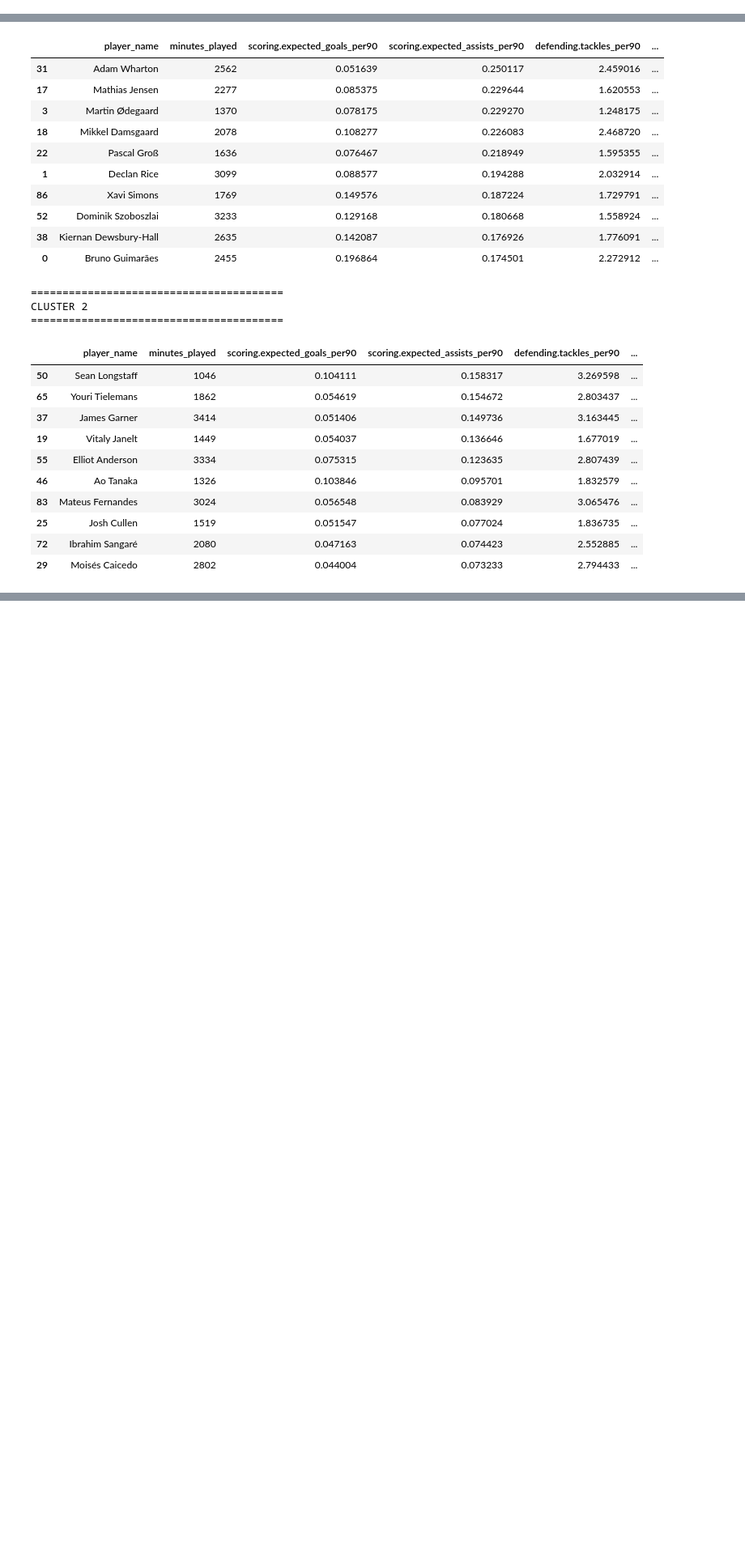
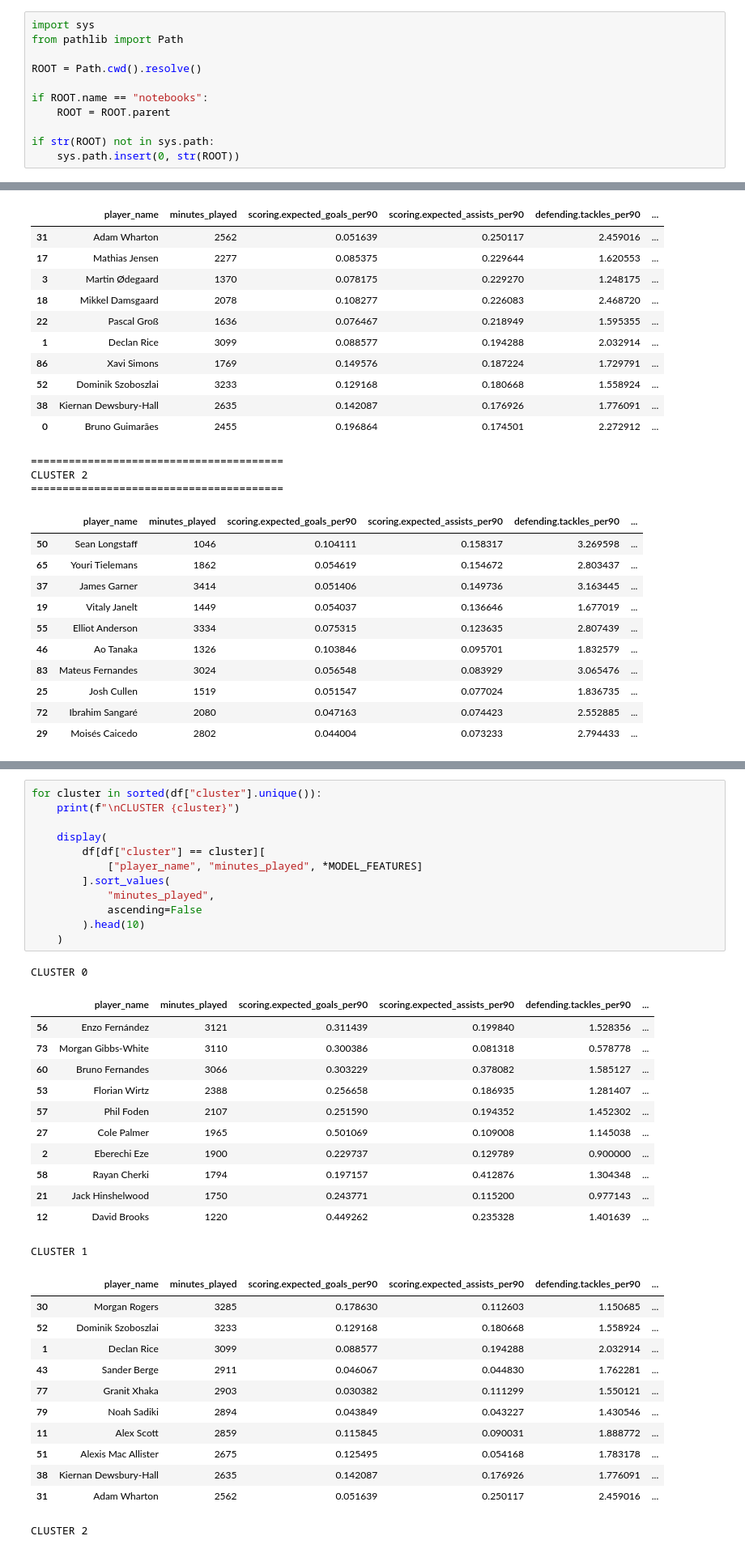
Before and after one commit to colonistz-1/Smart-Scout, a Jupyter notebook: notebooks/03_baseline_model.ipynb, the cells around one changed output, grey strips where cells are left out. Shown at 81% size. Cells and saved outputs as stored; diff of their text form; blank space fills up the shorter version.

```diff
--- a/notebooks/03_baseline_model.ipynb
+++ b/notebooks/03_baseline_model.ipynb
@@ -1,5 +1,16 @@
 # %% [markdown]
 # 03 - Base Line Model
+# %%
+import sys
+from pathlib import Path
+
+ROOT = Path.cwd().resolve()
+
+if ROOT.name == "notebooks":
+    ROOT = ROOT.parent
+
+if str(ROOT) not in sys.path:
+    sys.path.insert(0, str(ROOT))
 # %%
 import pandas as pd
 
@@ -72,0 +166,38 @@ CLUSTER 2
+# %%
+for cluster in sorted(df["cluster"].unique()):
+    print(f"\nCLUSTER {cluster}")
+
+    display(
+        df[df["cluster"] == cluster][
+            ["player_name", "minutes_played", *MODEL_FEATURES]
+        ].sort_values(
+            "minutes_played",
+            ascending=False
+        ).head(10)
+    )
+# %% [output]
+CLUSTER 0
+|  | player_name | minutes_played | scoring.expected_goals_per90 | scoring.expected_assists_per90 | defending.tackles_per90 | ... |
+| 56 | Enzo Fernández | 3121 | 0.311439 | 0.199840 | 1.528356 | ... |
+| 73 | Morgan Gibbs-White | 3110 | 0.300386 | 0.081318 | 0.578778 | ... |
+| 60 | Bruno Fernandes | 3066 | 0.303229 | 0.378082 | 1.585127 | ... |
+| 53 | Florian Wirtz | 2388 | 0.256658 | 0.186935 | 1.281407 | ... |
+| 57 | Phil Foden | 2107 | 0.251590 | 0.194352 | 1.452302 | ... |
+| 27 | Cole Palmer | 1965 | 0.501069 | 0.109008 | 1.145038 | ... |
+| 2 | Eberechi Eze | 1900 | 0.229737 | 0.129789 | 0.900000 | ... |
+| 58 | Rayan Cherki | 1794 | 0.197157 | 0.412876 | 1.304348 | ... |
+| 21 | Jack Hinshelwood | 1750 | 0.243771 | 0.115200 | 0.977143 | ... |
+| 12 | David Brooks | 1220 | 0.449262 | 0.235328 | 1.401639 | ... |
+CLUSTER 1
+|  | player_name | minutes_played | scoring.expected_goals_per90 | scoring.expected_assists_per90 | defending.tackles_per90 | ... |
+| 30 | Morgan Rogers | 3285 | 0.178630 | 0.112603 | 1.150685 | ... |
+| 52 | Dominik Szoboszlai | 3233 | 0.129168 | 0.180668 | 1.558924 | ... |
+| 1 | Declan Rice | 3099 | 0.088577 | 0.194288 | 2.032914 | ... |
+| 43 | Sander Berge | 2911 | 0.046067 | 0.044830 | 1.762281 | ... |
+| 77 | Granit Xhaka | 2903 | 0.030382 | 0.111299 | 1.550121 | ... |
+| 79 | Noah Sadiki | 2894 | 0.043849 | 0.043227 | 1.430546 | ... |
+| 11 | Alex Scott | 2859 | 0.115845 | 0.090031 | 1.888772 | ... |
+| 51 | Alexis Mac Allister | 2675 | 0.125495 | 0.054168 | 1.783178 | ... |
+| 38 | Kiernan Dewsbury-Hall | 2635 | 0.142087 | 0.176926 | 1.776091 | ... |
+| 31 | Adam Wharton | 2562 | 0.051639 | 0.250117 | 2.459016 | ... |
+CLUSTER 2
```
Also changed, not shown: parts of 7 cells of this notebook.
